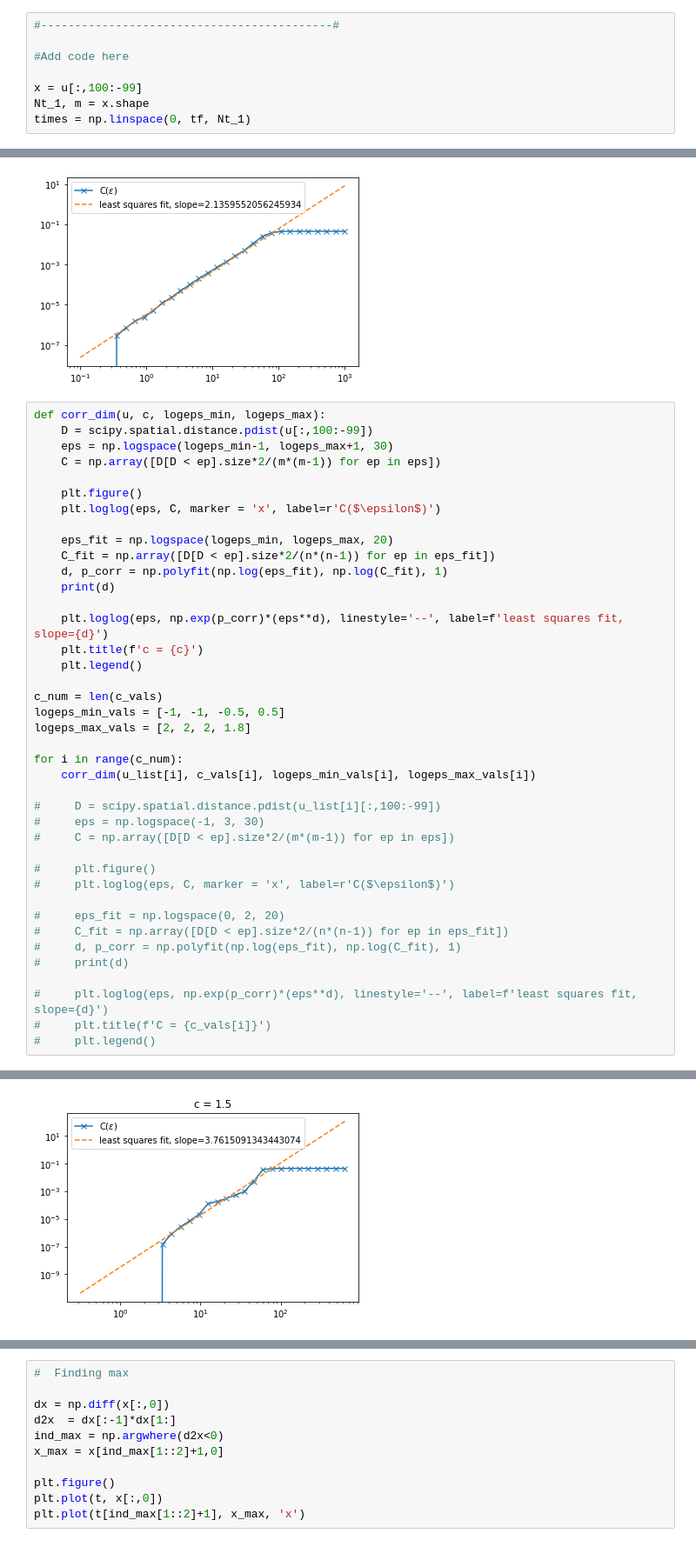
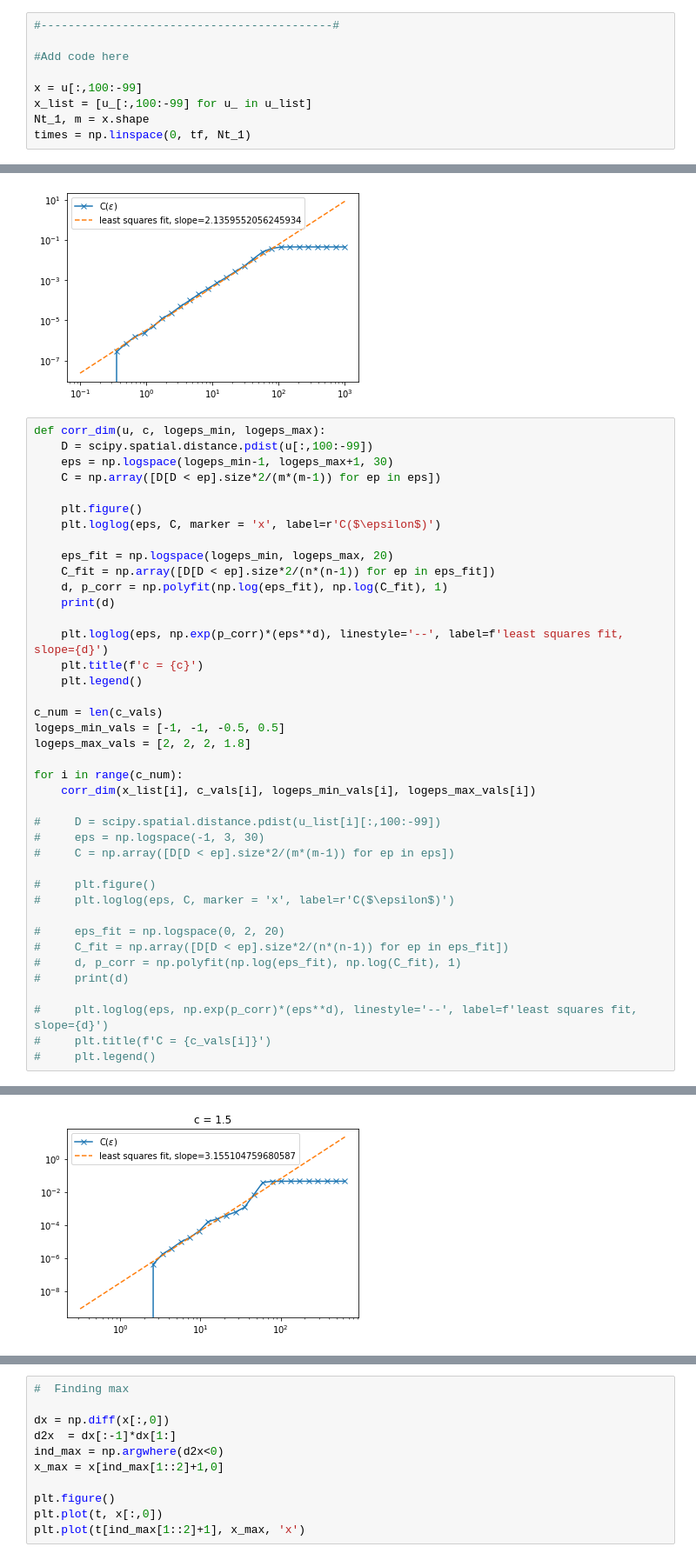
Before and after one commit to Philament1/SciComp-Coursework, a Jupyter notebook: Project 3/q3.ipynb, the cells around one changed output, grey strips where cells are left out. Shown at 87% size. Drawn from its saved outputs; the diff is of its cells as text.

```diff
--- a/Project 3/q3.ipynb
+++ b/Project 3/q3.ipynb
@@ -102,6 +102,7 @@ if display:
 #Add code here
 
 x = u[:,100:-99]
+x_list = [u_[:,100:-99] for u_ in u_list]
 Nt_1, m = x.shape
 times = np.linspace(0, tf, Nt_1)
 # %%
@@ -183,7 +184,7 @@ logeps_min_vals = [-1, -1, -0.5, 0.5]
 logeps_max_vals = [2, 2, 2, 1.8]
 
 for i in range(c_num):
-    corr_dim(u_list[i], c_vals[i], logeps_min_vals[i], logeps_max_vals[i])
+    corr_dim(x_list[i], c_vals[i], logeps_min_vals[i], logeps_max_vals[i])
 
 #     D = scipy.spatial.distance.pdist(u_list[i][:,100:-99])
 #     eps = np.logspace(-1, 3, 30)
@@ -211 +212 @@ for i in range(c_num):
-[figure, old version]
+[figure, new version]
```
Also changed, not shown: parts of 6 cells of this notebook, 2 other files.
